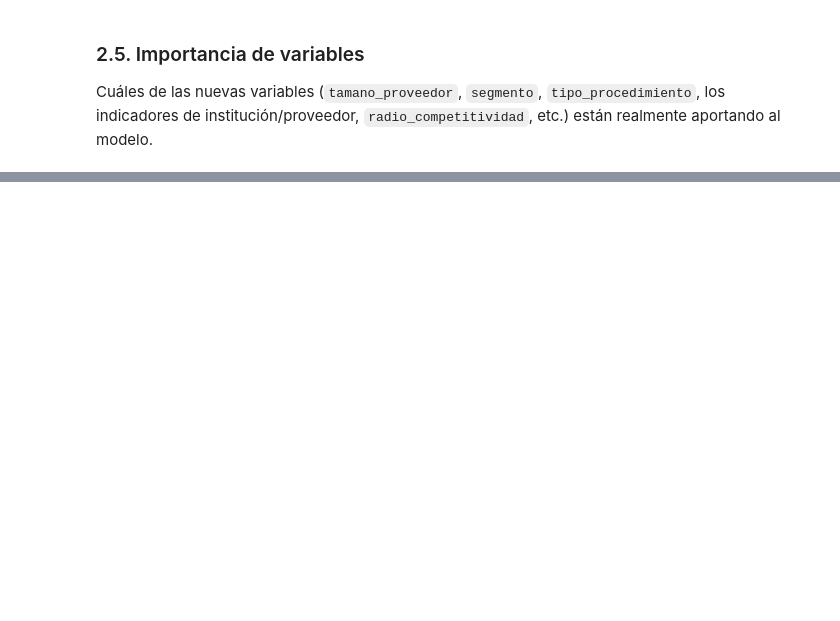
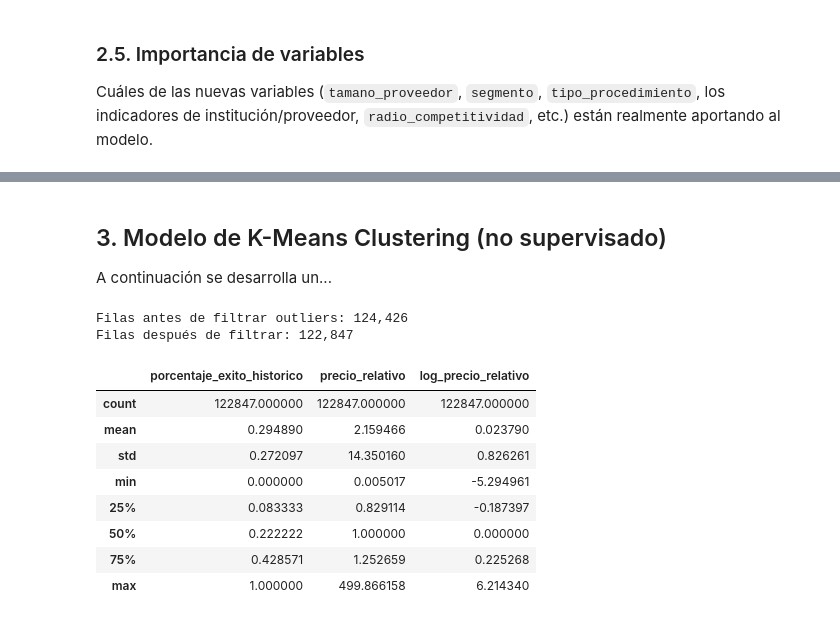
Before and after one commit to ssolorzanocr/Modelo_predictivo_SICOP, a Jupyter notebook: Evaluacion_modelo.ipynb, the cells around one changed output, grey strips where cells are left out. Cells and saved outputs as stored; diff of their text form; code cells hidden in the pictures; blank space fills up the shorter version.

```diff
--- a/Evaluacion_modelo.ipynb
+++ b/Evaluacion_modelo.ipynb
@@ -880,0 +890,3 @@ df_importancias.head(15)
+# %% [markdown]
+## 3. Modelo de K-Means Clustering (no supervisado)
+A continuación se desarrolla un...
@@ -880,0 +903,53 @@ df_importancias.head(15)
+# %%
+consulta = f"""
+    WITH {CTE_ENRIQUECIMIENTO_HISTORICO},
+    precio_por_linea AS (
+        SELECT
+            o.cod_producto,
+            o.monto_linea_oferta / NULLIF(o.cantidad_ofertada, 0) AS precio_unitario_crc,
+            eh.porcentaje_exito_historico
+        FROM final.fact_lineas_ofertas o
+        LEFT JOIN enriquecimiento_historico eh
+            ON eh.cedula_proveedor = o.cedula_proveedor AND eh.nro_oferta = o.nro_oferta
+        WHERE o.monto_linea_oferta IS NOT NULL AND o.cantidad_ofertada > 0
+    ),
+    mediana_por_producto AS (
+        -- Mediana histórica COMPLETA (no point-in-time): a diferencia del
+        -- modelo supervisado, acá no hay un conjunto de prueba que proteger
+        -- de fuga de información -- es un análisis descriptivo, no una
+        -- evaluación de qué tan bien generaliza un modelo. Usar todo el
+        -- historial disponible es lo correcto, no un descuido.
+        SELECT cod_producto, median(precio_unitario_crc) AS precio_mediano_producto
+        FROM precio_por_linea
+        GROUP BY cod_producto
+    )
+    SELECT
+        pl.porcentaje_exito_historico,
+        pl.precio_unitario_crc / NULLIF(mp.precio_mediano_producto, 0) AS precio_relativo
+    FROM precio_por_linea pl
+    JOIN mediana_por_producto mp ON mp.cod_producto = pl.cod_producto
+    WHERE pl.porcentaje_exito_historico IS NOT NULL  -- excluye proveedores en su primera oferta (ratio indefinido)
+      AND pl.precio_unitario_crc IS NOT NULL
+"""
+
+df = con.execute(consulta).df()
+print(f"Filas antes de filtrar outliers: {len(df):,}")
+
+# Filtro defensivo contra outliers: fuera de este rango, casi seguro es error de digitación, o ofertas irrealistas, más que comportamiento real.
+df = df[(df["precio_relativo"] > 0.005) & (df["precio_relativo"] < 500)].copy()
+print(f"Filas después de filtrar: {len(df):,}")
+
+df["log_precio_relativo"] = np.log(df["precio_relativo"])
+df.describe()
+# %% [output]
+Filas antes de filtrar outliers: 124,426
+Filas después de filtrar: 122,847
+|  | porcentaje_exito_historico | precio_relativo | log_precio_relativo |
+| count | 122847.000000 | 122847.000000 | 122847.000000 |
+| mean | 0.294890 | 2.159466 | 0.023790 |
+| std | 0.272097 | 14.350160 | 0.826261 |
+| min | 0.000000 | 0.005017 | -5.294961 |
+| 25% | 0.083333 | 0.829114 | -0.187397 |
+| 50% | 0.222222 | 1.000000 | 0.000000 |
+| 75% | 0.428571 | 1.252659 | 0.225268 |
+| max | 1.000000 | 499.866158 | 6.214340 |
```
Also changed, not shown: parts of 29 cells of this notebook, 2 other files.
